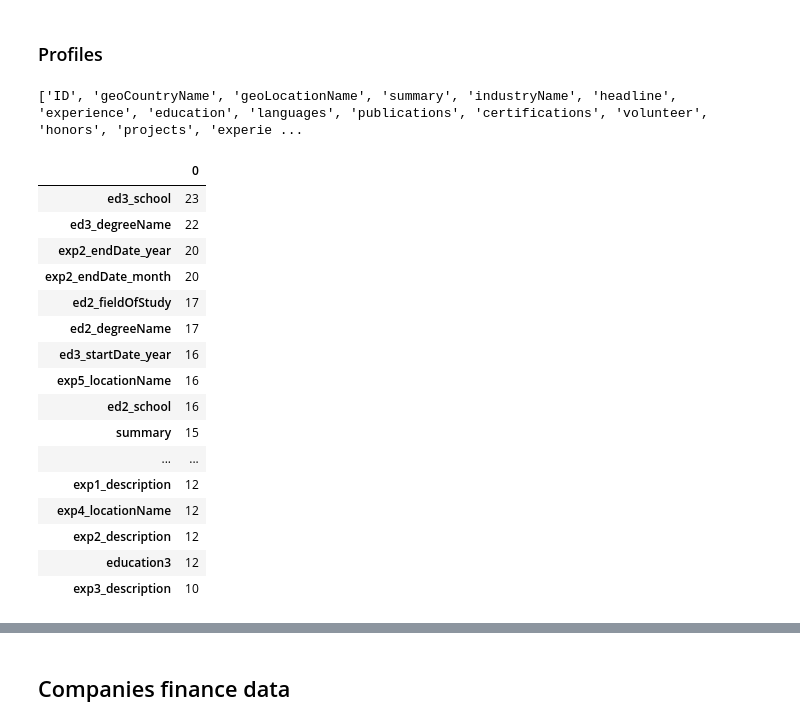
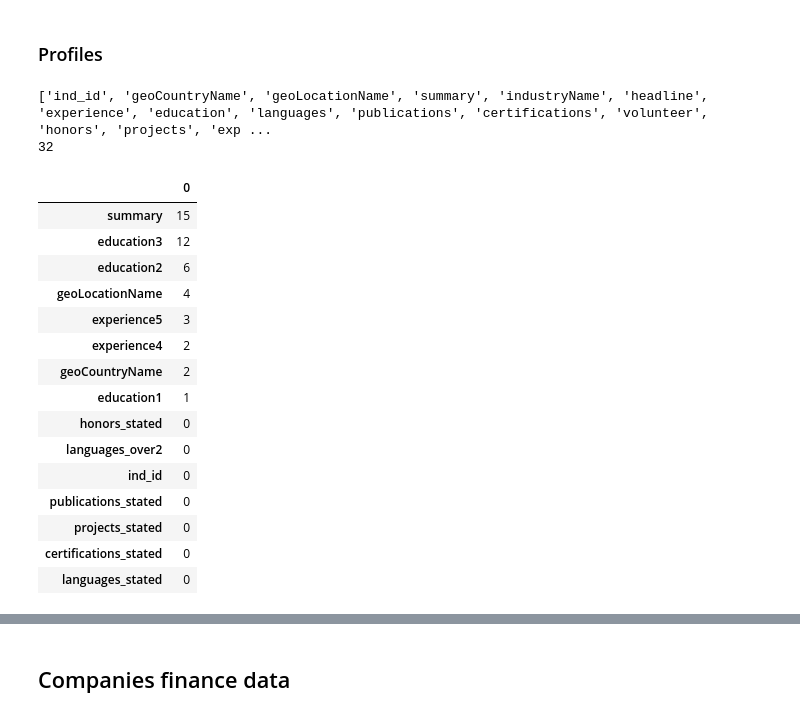
Before and after one commit to tatdef/IH_final_project, a Jupyter notebook: going_to_sql.ipynb, the cells around one changed output, grey strips where cells are left out. Drawn from its saved outputs; the diff is of its cells as text; code cells hidden in the pictures.

Commit message:
data export to SQL more or less functional

```diff
--- a/going_to_sql.ipynb
+++ b/going_to_sql.ipynb
@@ -23,28 +27,29 @@ names.to_sql('names', engine, 'civictech', if_exists='replace', index=False)
 # %% [markdown]
 ### Profiles
 # %%
-people=pd.read_csv('profiles/profile_data_reprocessed.csv', sep=';')
+people=pd.read_csv('profiles/people_main_db.csv', sep=';')
 print(list(people.columns))
+print(len(list(people.columns)))
 # %% [output]
-['ID', 'geoCountryName', 'geoLocationName', 'summary', 'industryName', 'headline', 'experience', 'education', 'languages', 'publications', 'certifications', 'volunteer', 'honors', 'projects', 'experie ...
+['ind_id', 'geoCountryName', 'geoLocationName', 'summary', 'industryName', 'headline', 'experience', 'education', 'languages', 'publications', 'certifications', 'volunteer', 'honors', 'projects', 'exp ...
+32
 # %%
-# We need to drop the columns that SQL won't read.
-pd.DataFrame(people.isna().sum().sort_values(ascending=False)).head(20)
+# We may want to drop the columns with too many missing values.
+pd.DataFrame(people.isna().sum().sort_values(ascending=False)).head(15)
 # %% [output]
 |  | 0 |
-| ed3_school | 23 |
-| ed3_degreeName | 22 |
-| exp2_endDate_year | 20 |
-| exp2_endDate_month | 20 |
-| ed2_fieldOfStudy | 17 |
-| ed2_degreeName | 17 |
-| ed3_startDate_year | 16 |
-| exp5_locationName | 16 |
-| ed2_school | 16 |
 | summary | 15 |
-| ... | ... |
-| exp1_description | 12 |
-| exp4_locationName | 12 |
-| exp2_description | 12 |
 | education3 | 12 |
-| exp3_description | 10 |
+| education2 | 6 |
+| geoLocationName | 4 |
+| experience5 | 3 |
+| experience4 | 2 |
+| geoCountryName | 2 |
+| education1 | 1 |
+| honors_stated | 0 |
+| languages_over2 | 0 |
+| ind_id | 0 |
+| publications_stated | 0 |
+| projects_stated | 0 |
+| certifications_stated | 0 |
+| languages_stated | 0 |
```
Also changed, not shown: parts of 31 cells of this notebook, 4 other files.
